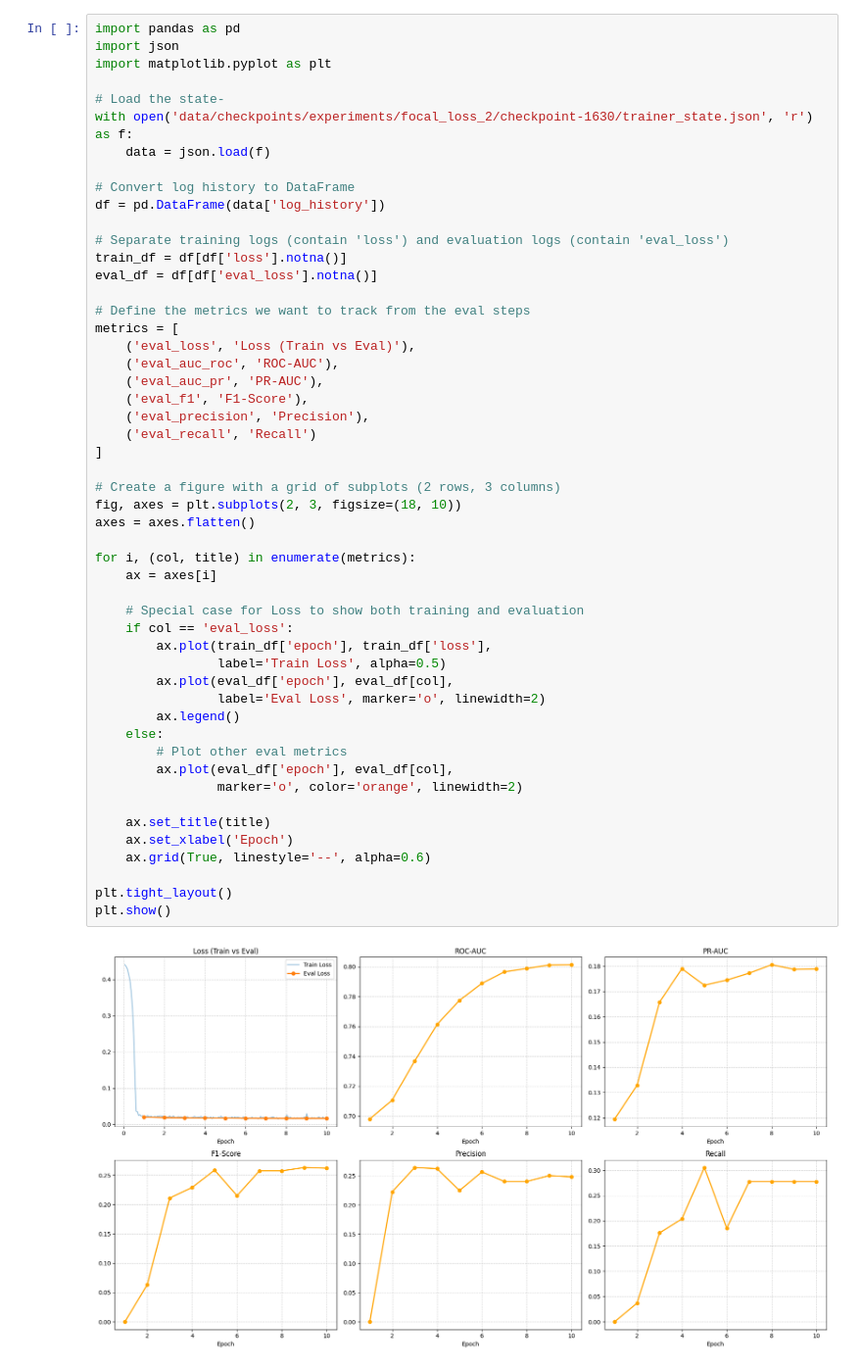
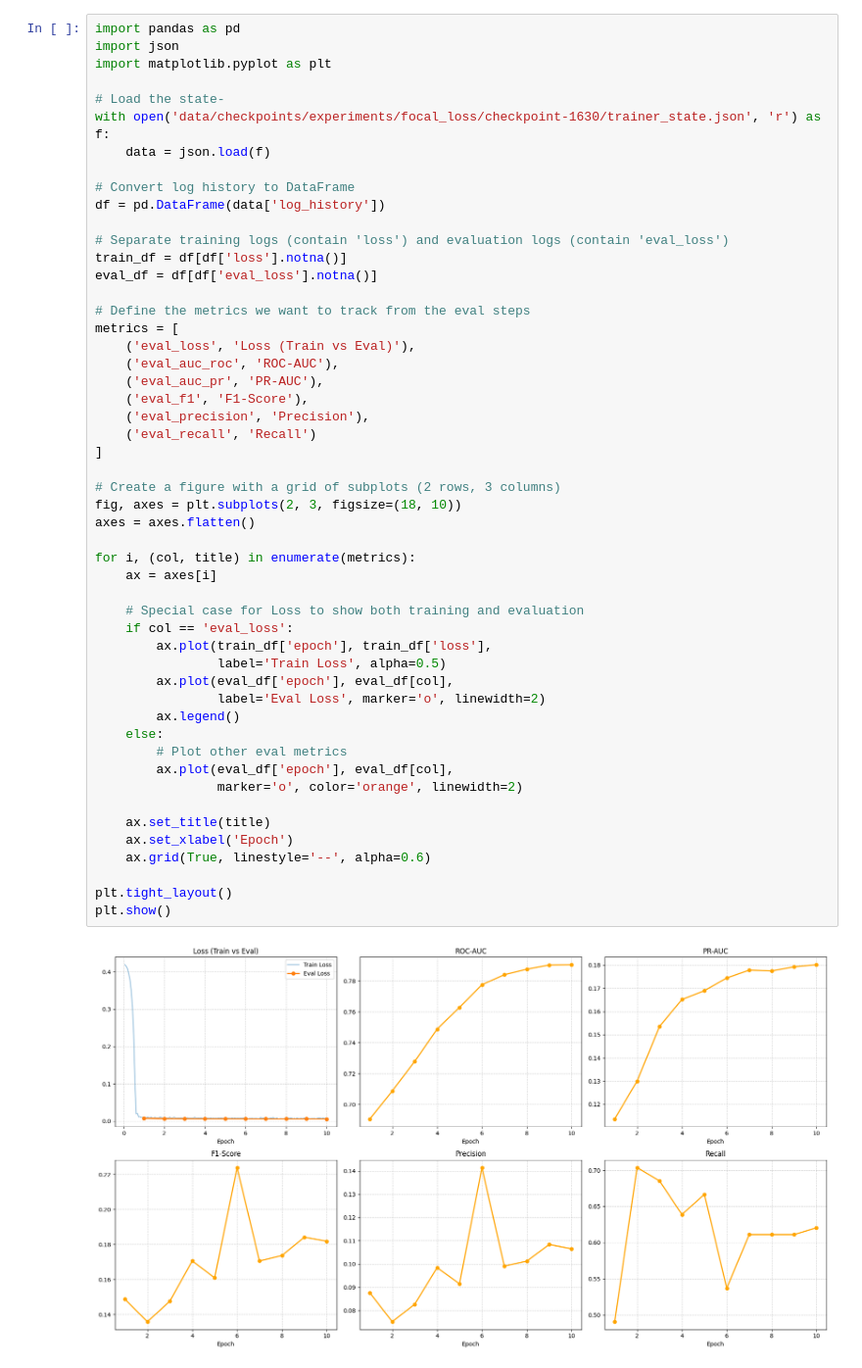
Before and after one commit to dmosc/viral, a Jupyter notebook: performance.ipynb, the cells around one changed output. Shown at 98% size. Cells and saved outputs as stored; diff of their text form.

Commit message:
Add results for second run of focal loss.

```diff
--- a/performance.ipynb
+++ b/performance.ipynb
@@ -4,7 +4,7 @@ import json
 import matplotlib.pyplot as plt
 
 # Load the state-
-with open('data/checkpoints/experiments/focal_loss_2/checkpoint-1630/trainer_state.json', 'r') as f:
+with open('data/checkpoints/experiments/focal_loss/checkpoint-1630/trainer_state.json', 'r') as f:
     data = json.load(f)
 
 # Convert log history to DataFrame
@@ -23,31 +23,31 @@ metrics = [
     ('eval_precision', 'Precision'),
     ('eval_recall', 'Recall')
 ]
 
 # Create a figure with a grid of subplots (2 rows, 3 columns)
 fig, axes = plt.subplots(2, 3, figsize=(18, 10))
 axes = axes.flatten()
 
 for i, (col, title) in enumerate(metrics):
     ax = axes[i]
 
     # Special case for Loss to show both training and evaluation
     if col == 'eval_loss':
         ax.plot(train_df['epoch'], train_df['loss'],
                 label='Train Loss', alpha=0.5)
         ax.plot(eval_df['epoch'], eval_df[col],
                 label='Eval Loss', marker='o', linewidth=2)
         ax.legend()
     else:
         # Plot other eval metrics
         ax.plot(eval_df['epoch'], eval_df[col],
                 marker='o', color='orange', linewidth=2)
 
     ax.set_title(title)
     ax.set_xlabel('Epoch')
     ax.grid(True, linestyle='--', alpha=0.6)
 
 plt.tight_layout()
 plt.show()
 # %% [output]
-[figure, old version]
+[figure, new version]
```
Also changed, not shown: 1 other file.
